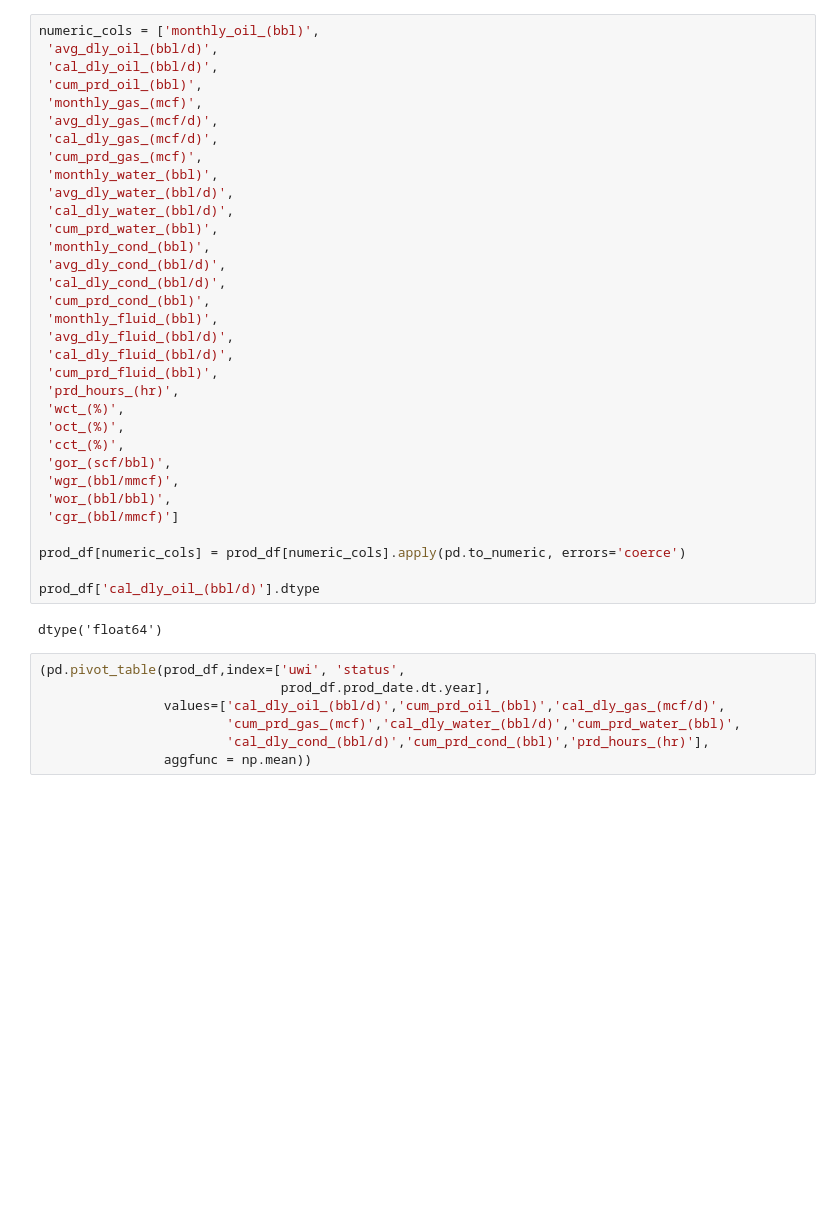
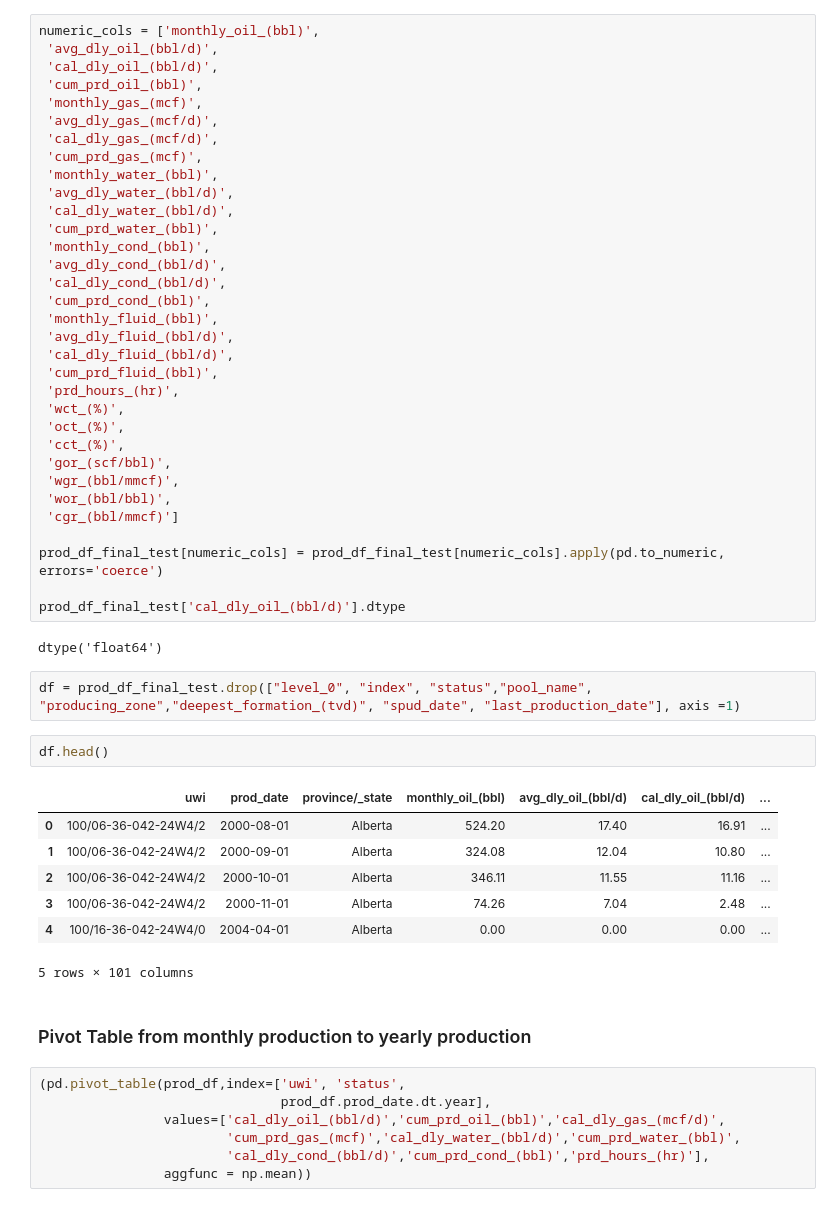
Before and after one commit to SimplifyData/Forecasting-Time-Series-with-Multiple-Seasonalities, a Jupyter notebook: Impala.ipynb, the cells around one changed output. Saved outputs shown, nothing was run; the diff lists cells and outputs as text; blank space fills up the shorter version.

```diff
--- a/Impala.ipynb
+++ b/Impala.ipynb
@@ -636,11 +647,25 @@ numeric_cols = ['monthly_oil_(bbl)',
  'wor_(bbl/bbl)',
  'cgr_(bbl/mmcf)']
 
-prod_df[numeric_cols] = prod_df[numeric_cols].apply(pd.to_numeric, errors='coerce')
+prod_df_final_test[numeric_cols] = prod_df_final_test[numeric_cols].apply(pd.to_numeric, errors='coerce')
 
-prod_df['cal_dly_oil_(bbl/d)'].dtype
+prod_df_final_test['cal_dly_oil_(bbl/d)'].dtype
 # %% [output]
 dtype('float64')
+# %%
+df = prod_df_final_test.drop(["level_0", "index", "status","pool_name", "producing_zone","deepest_formation_(tvd)", "spud_date", "last_production_date"], axis =1)
+# %%
+df.head()
+# %% [output]
+|  | uwi | prod_date | province/_state | monthly_oil_(bbl) | avg_dly_oil_(bbl/d) | cal_dly_oil_(bbl/d) | ... |
+| 0 | 100/06-36-042-24W4/2 | 2000-08-01 | Alberta | 524.20 | 17.40 | 16.91 | ... |
+| 1 | 100/06-36-042-24W4/2 | 2000-09-01 | Alberta | 324.08 | 12.04 | 10.80 | ... |
+| 2 | 100/06-36-042-24W4/2 | 2000-10-01 | Alberta | 346.11 | 11.55 | 11.16 | ... |
+| 3 | 100/06-36-042-24W4/2 | 2000-11-01 | Alberta | 74.26 | 7.04 | 2.48 | ... |
+| 4 | 100/16-36-042-24W4/0 | 2004-04-01 | Alberta | 0.00 | 0.00 | 0.00 | ... |
+5 rows × 101 columns
+# %% [markdown]
+### Pivot Table from monthly production to yearly production
 # %%
 (pd.pivot_table(prod_df,index=['uwi', 'status',
                                prod_df.prod_date.dt.year],
```
Also changed, not shown: parts of 4 cells of this notebook, 1 other file.
